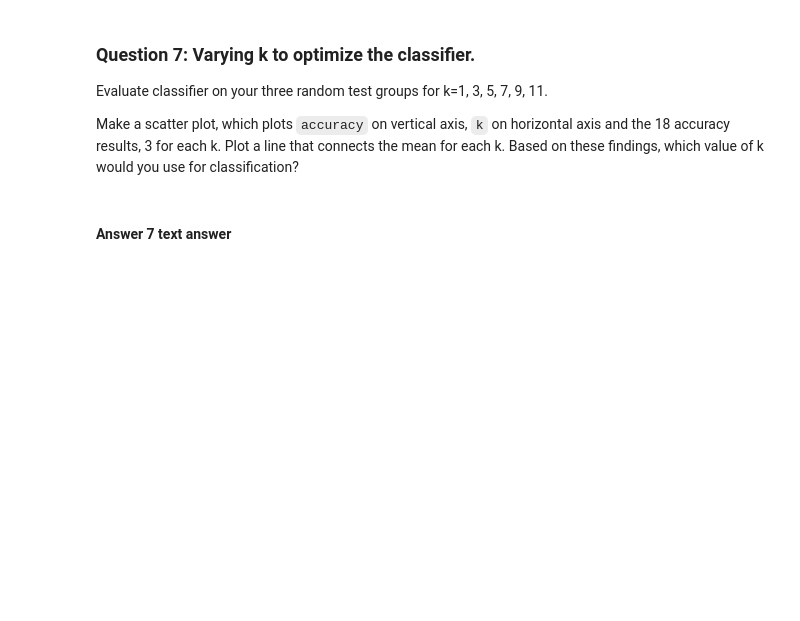
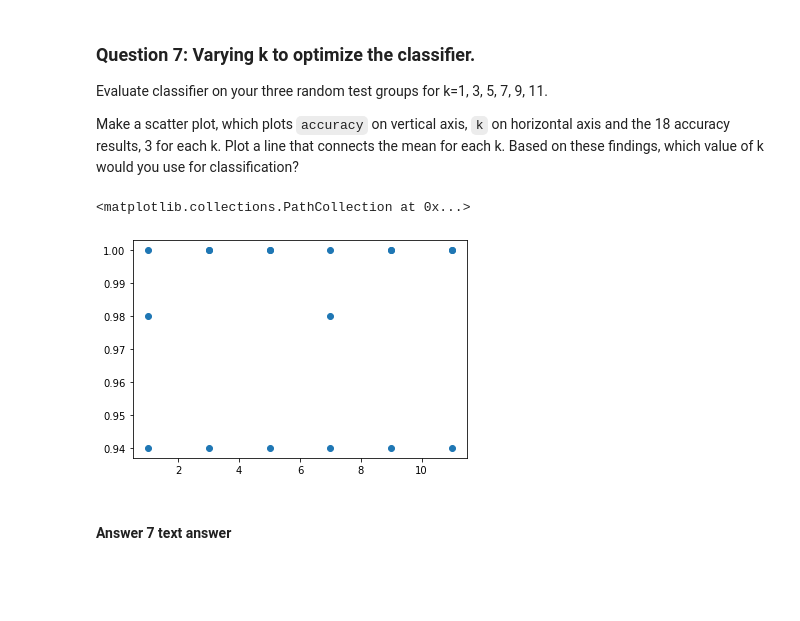
Before and after one commit to alvarant/HW09, a Jupyter notebook: hw09_alvarez.ipynb, the cells around one changed output. Saved outputs shown, nothing was run; the diff lists cells and outputs as text; code cells hidden in the pictures; blank space fills up the shorter version.

```diff
--- a/hw09_alvarez.ipynb
+++ b/hw09_alvarez.ipynb
@@ -186,3 +184,35 @@ Make a scatter plot, which plots `accuracy` on vertical axis, `k` on horizontal
+# %%
+#Answer 7 code
+a1 = knn.evaluate_accuracy(group_c,group_a,1)
+b1 = knn.evaluate_accuracy(group_c,group_b,1)
+c1 = knn.evaluate_accuracy(group_a,group_c,1)
+
+a3 = knn.evaluate_accuracy(group_c,group_a,3)
+b3 = knn.evaluate_accuracy(group_c,group_b,3)
+c3 = knn.evaluate_accuracy(group_a,group_c,3)
+
+a5 = knn.evaluate_accuracy(group_c,group_a,5)
+b5 = knn.evaluate_accuracy(group_c,group_b,5)
+c5 = knn.evaluate_accuracy(group_a,group_c,5)
+
+a7 = knn.evaluate_accuracy(group_c,group_a,7)
+b7 = knn.evaluate_accuracy(group_c,group_b,7)
+c7 = knn.evaluate_accuracy(group_a,group_c,7)
+
+a9 = knn.evaluate_accuracy(group_c,group_a,9)
+b9 = knn.evaluate_accuracy(group_c,group_b,9)
+c9 = knn.evaluate_accuracy(group_a,group_c,9)
+
+a11 = knn.evaluate_accuracy(group_c,group_a,11)
+b11 = knn.evaluate_accuracy(group_c,group_b,11)
+c11 = knn.evaluate_accuracy(group_a,group_c,11)
+
+accuracy = np.array([0.98,0.94,1.0,1.0,0.94,1.0,1.0,0.94,1.0,0.98,0.94,1.0,1.0,0.94,1.0,1.0,0.94,1.0])
+k = np.array([1,1,1,3,3,3,5,5,5,7,7,7,9,9,9,11,11,11])
+plt.scatter(k, accuracy)
+# %% [output]
+<matplotlib.collections.PathCollection at 0x...>
+[figure, added]
 # %% [markdown]
 #### Answer 7 text answer
 <br><br>
```
Also changed, not shown: parts of 1 cell of this notebook.
